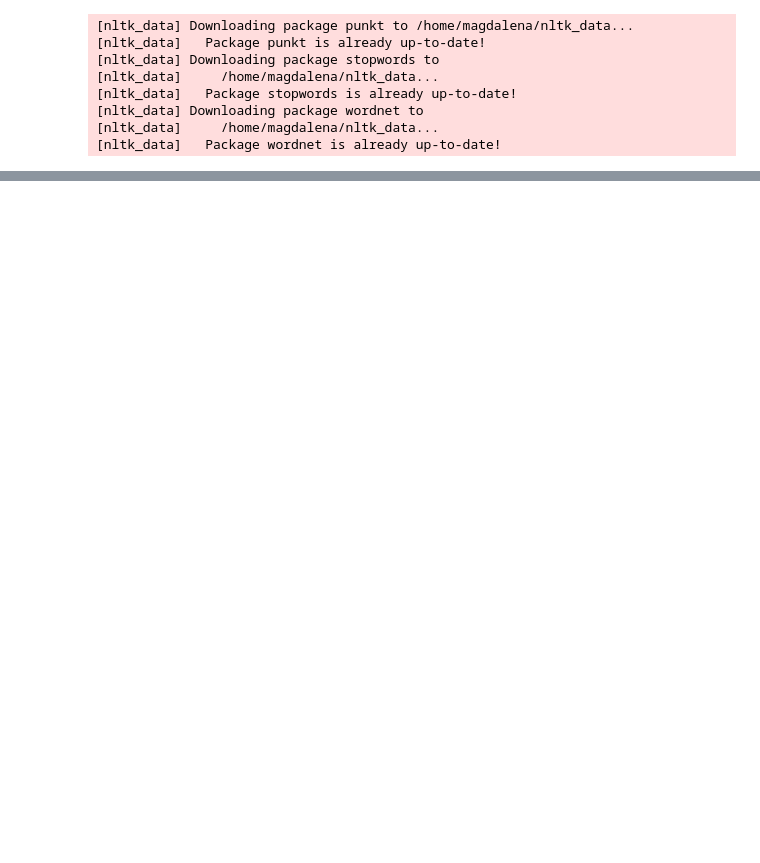
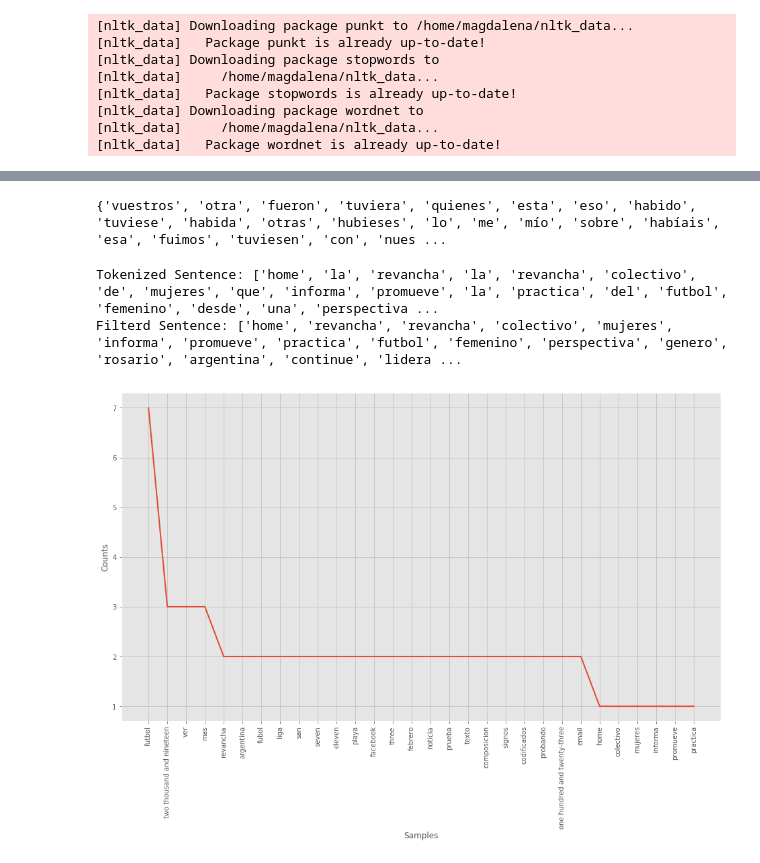
Before and after one commit to robagliom/mineria_texto, a Jupyter notebook: procesamiento_texto.ipynb, the cells around one changed output, grey strips where cells are left out. Saved outputs shown, nothing was run; the diff lists cells and outputs as text; code cells hidden in the pictures; blank space fills up the shorter version.

```diff
--- a/procesamiento_texto.ipynb
+++ b/procesamiento_texto.ipynb
@@ -218,0 +224,25 @@ Lematización:
+# %%
+#Las palabras clave se consideran como ruido en el texto. Las eliminamos
+stop_words=set(stopwords.words("spanish"))
+print(stop_words)
+# %% [output]
+{'vuestros', 'otra', 'fueron', 'tuviera', 'quienes', 'esta', 'eso', 'habido', 'tuviese', 'habida', 'otras', 'hubieses', 'lo', 'me', 'mío', 'sobre', 'habíais', 'esa', 'fuimos', 'tuviesen', 'con', 'nues ...
+# %%
+filtered_sent=[]
+for w in lemmas:
+    if w not in stop_words:
+        filtered_sent.append(w)
+print("Tokenized Sentence:",lemmas)
+print("Filterd Sentence:",filtered_sent)
+# %% [output]
+Tokenized Sentence: ['home', 'la', 'revancha', 'la', 'revancha', 'colectivo', 'de', 'mujeres', 'que', 'informa', 'promueve', 'la', 'practica', 'del', 'futbol', 'femenino', 'desde', 'una', 'perspectiva ...
+Filterd Sentence: ['home', 'revancha', 'revancha', 'colectivo', 'mujeres', 'informa', 'promueve', 'practica', 'futbol', 'femenino', 'perspectiva', 'genero', 'rosario', 'argentina', 'continue', 'lidera ...
+# %%
+#Frecuencia de distribución
+fdist = FreqDist(filtered_sent)
+
+# Ploteo frecuencia de distribución
+fdist.plot(30,cumulative=False)
+plt.show()
+# %% [output]
+[figure, added]
```
Also changed, not shown: parts of 10 cells of this notebook.
